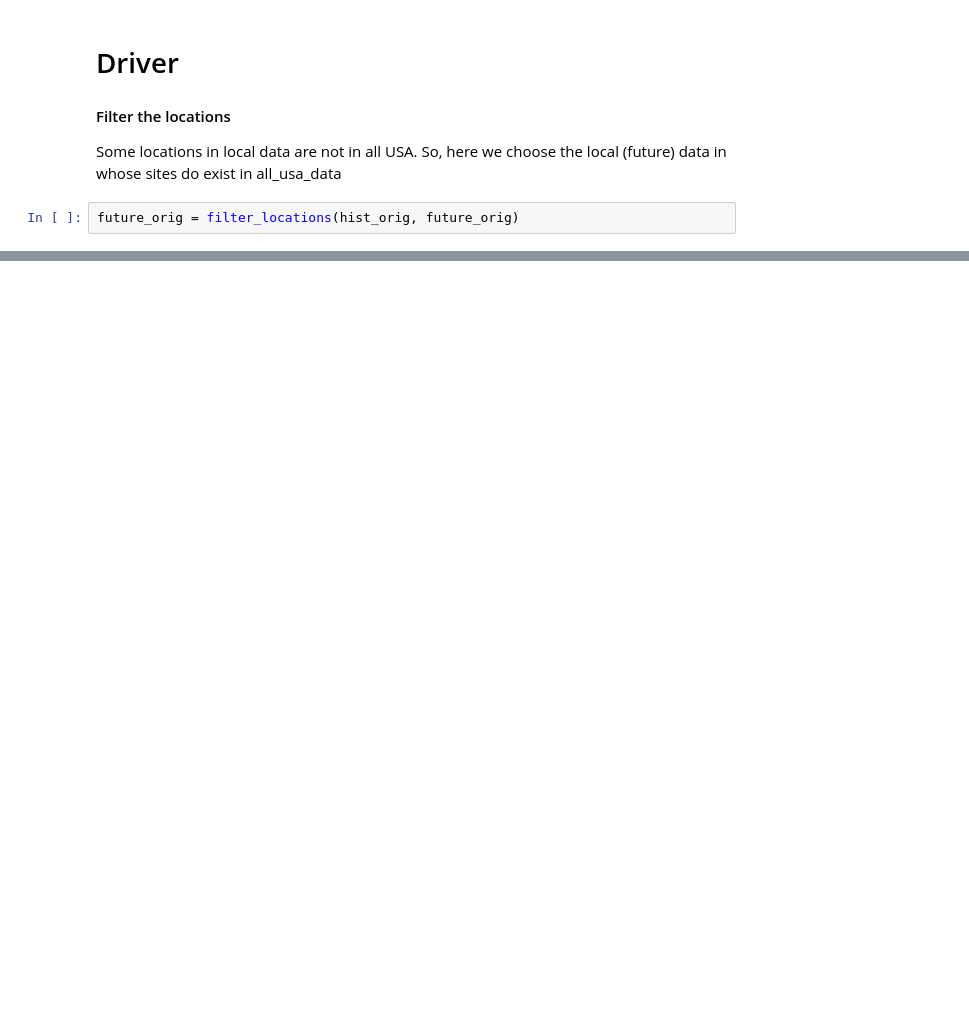
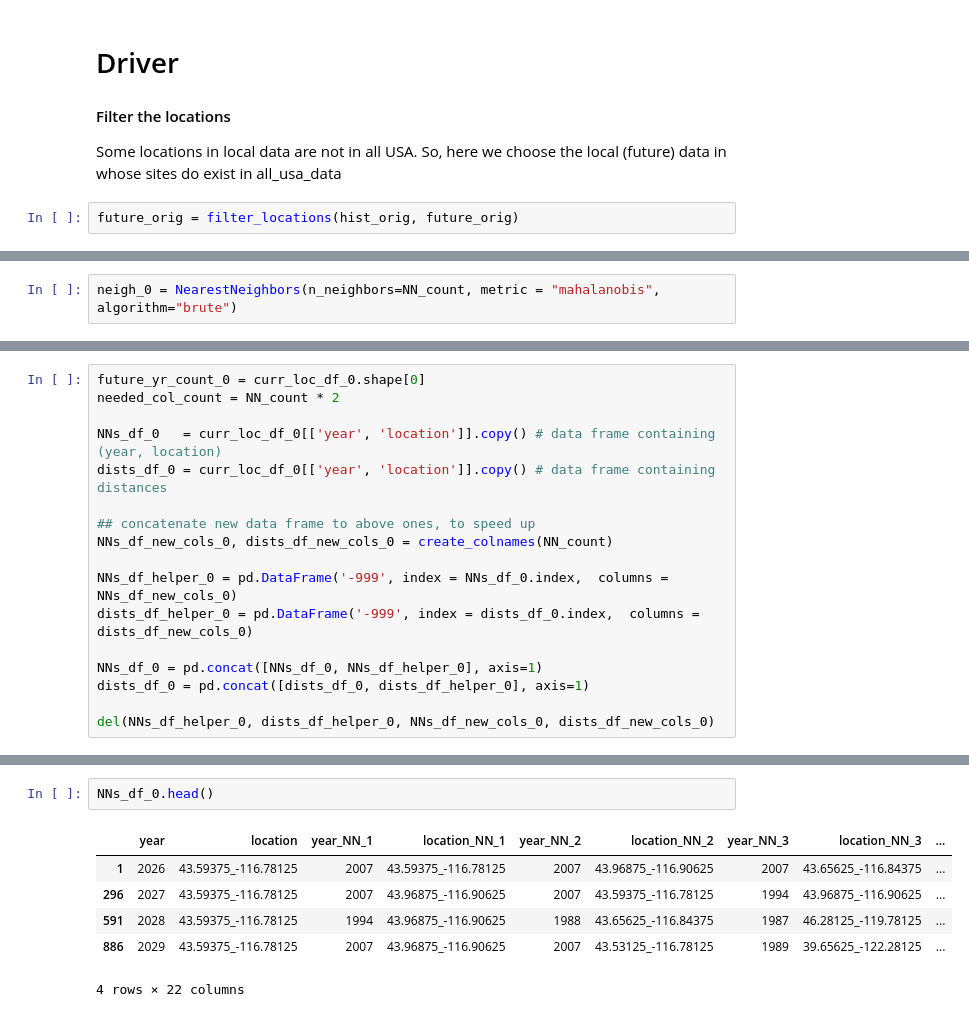
Before and after one commit to sunil21075/Ag, a Jupyter notebook: analogy/03_find_analogs/python_analogs/Analog_Covariance.ipynb, the cells around one changed output, grey strips where cells are left out. Cells and saved outputs as stored; diff of their text form; blank space fills up the shorter version.

```diff
--- a/analogy/03_find_analogs/python_analogs/Analog_Covariance.ipynb
+++ b/analogy/03_find_analogs/python_analogs/Analog_Covariance.ipynb
@@ -435,0 +426,2 @@ def one_sample_dist(curr_future, hist_dt, conar_inv):
+# %%
+neigh_0 = NearestNeighbors(n_neighbors=NN_count, metric = "mahalanobis", algorithm="brute")
@@ -435,0 +443,17 @@ def one_sample_dist(curr_future, hist_dt, conar_inv):
+# %%
+future_yr_count_0 = curr_loc_df_0.shape[0]
+needed_col_count = NN_count * 2
+
+NNs_df_0   = curr_loc_df_0[['year', 'location']].copy() # data frame containing (year, location)
+dists_df_0 = curr_loc_df_0[['year', 'location']].copy() # data frame containing distances
+
+## concatenate new data frame to above ones, to speed up
+NNs_df_new_cols_0, dists_df_new_cols_0 = create_colnames(NN_count)
+
+NNs_df_helper_0 = pd.DataFrame('-999', index = NNs_df_0.index,  columns = NNs_df_new_cols_0)
+dists_df_helper_0 = pd.DataFrame('-999', index = dists_df_0.index,  columns = dists_df_new_cols_0)
+
+NNs_df_0 = pd.concat([NNs_df_0, NNs_df_helper_0], axis=1)
+dists_df_0 = pd.concat([dists_df_0, dists_df_helper_0], axis=1)
+
+del(NNs_df_helper_0, dists_df_helper_0, NNs_df_new_cols_0, dists_df_new_cols_0)
@@ -435,0 +508,9 @@ def one_sample_dist(curr_future, hist_dt, conar_inv):
+# %%
+NNs_df_0.head()
+# %% [output]
+|  | year | location | year_NN_1 | location_NN_1 | year_NN_2 | location_NN_2 | year_NN_3 | location_NN_3 | ... |
+| 1 | 2026 | 43.59375_-116.78125 | 2007 | 43.59375_-116.78125 | 2007 | 43.96875_-116.90625 | 2007 | 43.65625_-116.84375 | ... |
+| 296 | 2027 | 43.59375_-116.78125 | 2007 | 43.96875_-116.90625 | 2007 | 43.59375_-116.78125 | 1994 | 43.96875_-116.90625 | ... |
+| 591 | 2028 | 43.59375_-116.78125 | 1994 | 43.96875_-116.90625 | 1988 | 43.65625_-116.84375 | 1987 | 46.28125_-119.78125 | ... |
+| 886 | 2029 | 43.59375_-116.78125 | 2007 | 43.96875_-116.90625 | 2007 | 43.53125_-116.78125 | 1989 | 39.65625_-122.28125 | ... |
+4 rows × 22 columns
```
Also changed, not shown: parts of 76 cells of this notebook, 1 other file.
